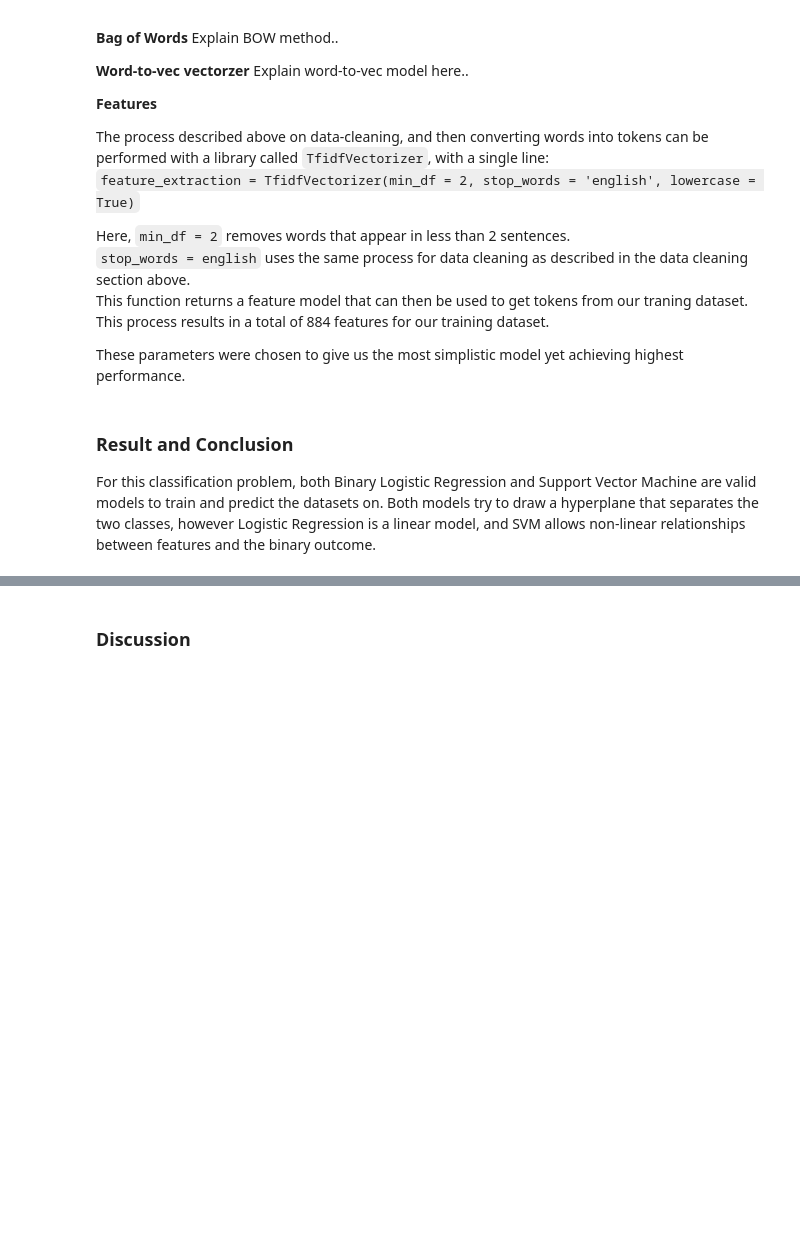
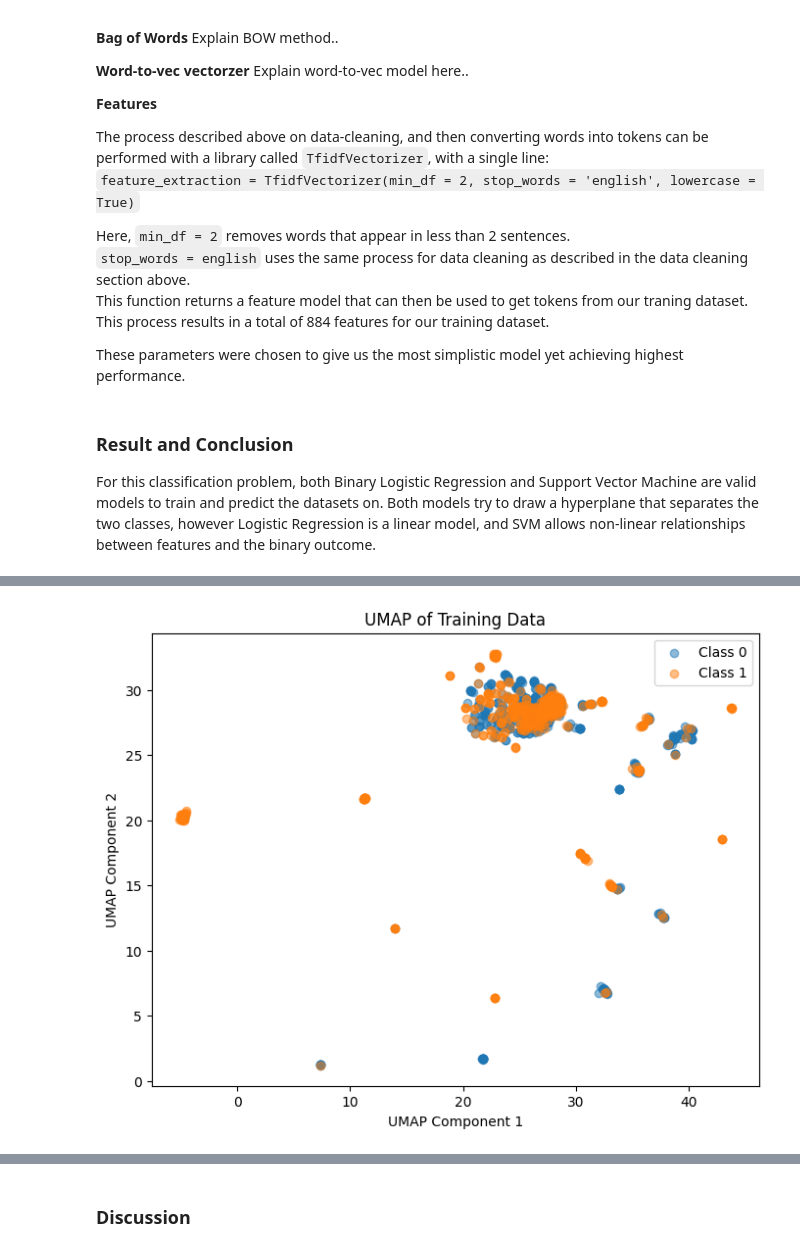
Before and after one commit to schandrachary/STA314, a Jupyter notebook: Report/report.ipynb, the cells around one changed output, grey strips where cells are left out. Drawn from its saved outputs; the diff is of its cells as text; code cells hidden in the pictures; blank space fills up the shorter version.

```diff
--- a/Report/report.ipynb
+++ b/Report/report.ipynb
@@ -476,0 +586,26 @@ For this classification problem, both Binary Logistic Regression and Support Vec
+# %%
+# UMAP for visualizing distribution of the data
+import numpy as np
+import matplotlib.pyplot as plt
+import umap.umap_ as umap
+from sklearn.preprocessing import StandardScaler
+
+# Standardize the features without centering
+scaler = StandardScaler(with_mean=False)
+X_scaled = scaler.fit_transform(Xtrain_train_features)
+
+# Apply UMAP
+umap_model = umap.UMAP(n_components=2, random_state=42)
+X_umap = umap_model.fit_transform(X_scaled.toarray())  # Convert to dense if necessary
+
+# Plotting UMAP results
+plt.figure(figsize=(8, 6))
+plt.scatter(X_umap[Ytrain_train == 0, 0], X_umap[Ytrain_train == 0, 1], alpha=0.5, label='Class 0')
+plt.scatter(X_umap[Ytrain_train == 1, 0], X_umap[Ytrain_train == 1, 1], alpha=0.5, label='Class 1')
+plt.xlabel('UMAP Component 1')
+plt.ylabel('UMAP Component 2')
+plt.title('UMAP of Training Data')
+plt.legend()
+plt.show()
+# %% [output]
+[figure, added]
```
Also changed, not shown: parts of 23 cells of this notebook.
